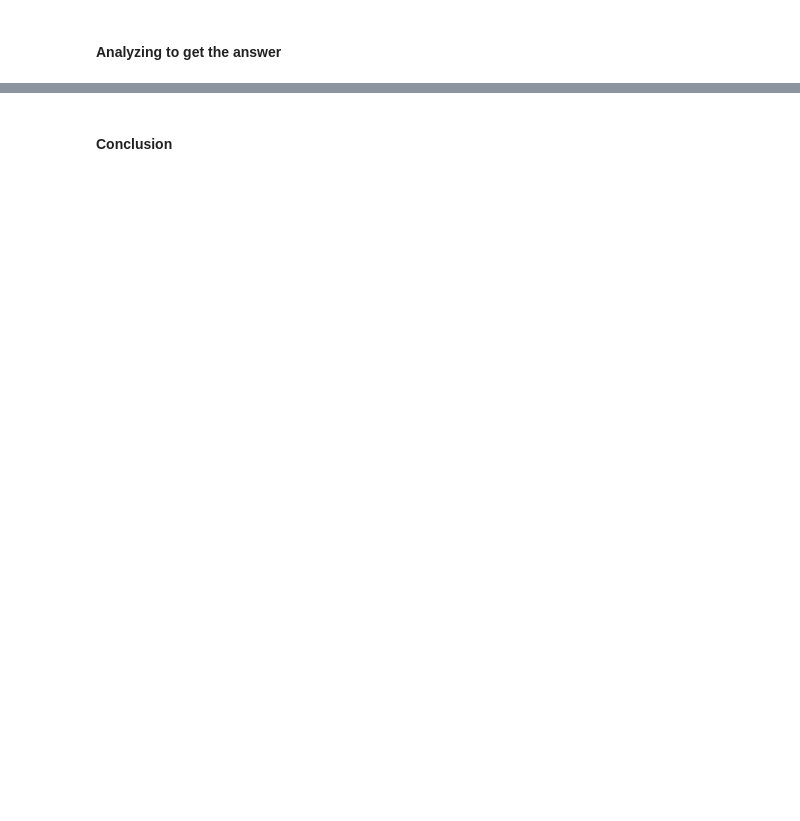
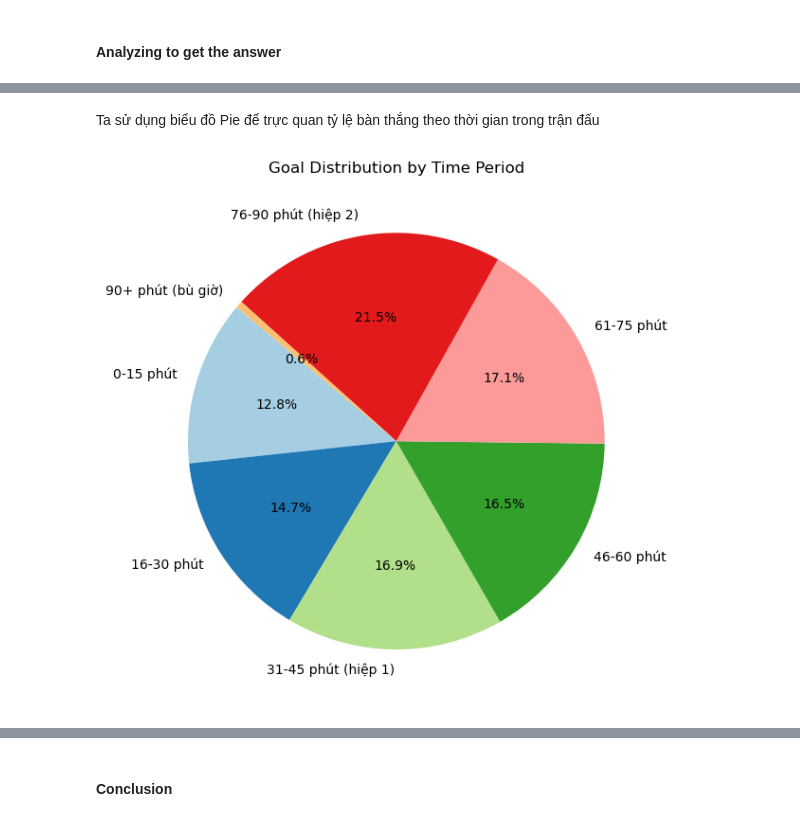
Before and after one commit to trgtanhh04/Programming4DS_Final, a Jupyter notebook: P4S.ipynb, the cells around one changed output, grey strips where cells are left out. Cells and saved outputs as stored; diff of their text form; code cells hidden in the pictures; blank space fills up the shorter version.

```diff
--- a/P4S.ipynb
+++ b/P4S.ipynb
@@ -1215,0 +1373,5 @@ Qua những phân tích và trực quan của ở trên, chúng ta đã tìm ra
+# %%
+#Lấy ra các hàng có mà cột "minute" có gái trị khác Nan để phân tích
+df4 = df.copy()
+df4 = df4[df4['minute'].notna()]
+df4.head()
@@ -1219,0 +1428,5 @@ Qua những phân tích và trực quan của ở trên, chúng ta đã tìm ra
+# %%
+df4['normal_goal'] = ~df4['pen_goal'] & ~df4['own_goal']  # Bàn thắng bình thường
+df4['penalty_goal'] = df4['pen_goal']  # Bàn thắng phạt đền
+df4['own_goal'] = df4['own_goal']  # Bàn phản lưới nhà
+df4[['normal_goal', 'penalty_goal', 'own_goal']]
@@ -1219,0 +1450,7 @@ Qua những phân tích và trực quan của ở trên, chúng ta đã tìm ra
+# %%
+time_goal_counts = df4.groupby('time_period').agg(
+    normal_goals=('normal_goal', 'sum'),
+    penalty_goals=('penalty_goal', 'sum'),
+    own_goals=('own_goal', 'sum')
+).reset_index()
+time_goal_counts
@@ -1219,0 +1469,8 @@ Qua những phân tích và trực quan của ở trên, chúng ta đã tìm ra
+# %%
+# Tính tổng số bàn thắng cho từng khoảng
+time_goal_counts['total_goals'] = (
+    time_goal_counts['normal_goals'] +
+    time_goal_counts['penalty_goals'] +
+    time_goal_counts['own_goals']
+)
+time_goal_counts
@@ -1219,0 +1486,22 @@ Qua những phân tích và trực quan của ở trên, chúng ta đã tìm ra
+# %% [markdown]
+Ta sử dụng biểu đồ Pie để trực quan tỷ lệ bàn thắng theo thời gian trong trận đấu
+# %%
+
+time_periods = time_goal_counts['time_period']
+total_goals = time_goal_counts['total_goals']
+
+# Tạo biểu đồ tròn
+plt.figure(figsize=(8, 6))
+colors = plt.cm.Paired(range(len(total_goals)))  # Tạo màu sắc
+plt.pie(
+    total_goals,
+    labels=time_periods,
+    autopct='%1.1f%%',
+    startangle=140,
+    colors=colors
+)
+plt.title("Goal Distribution by Time Period")
+plt.tight_layout()
+plt.show()
+# %% [output]
+[figure, added]
```
Also changed, not shown: parts of 54 cells of this notebook.
